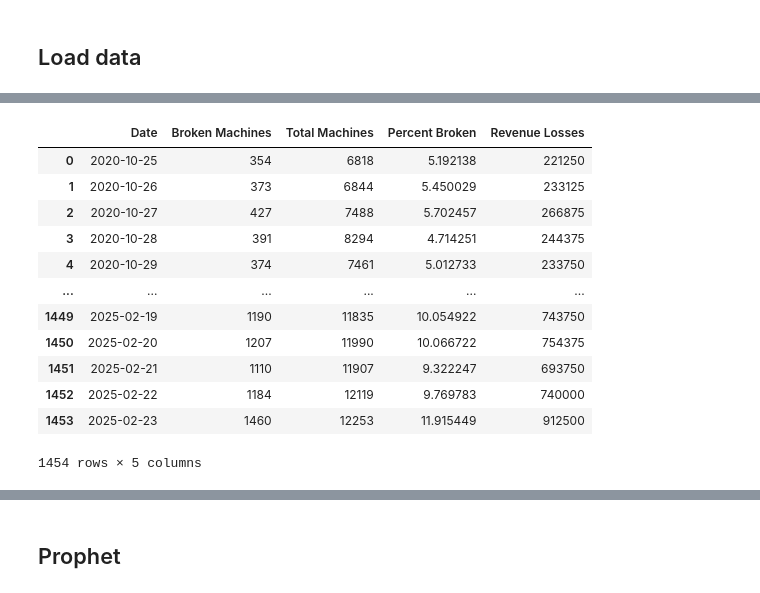
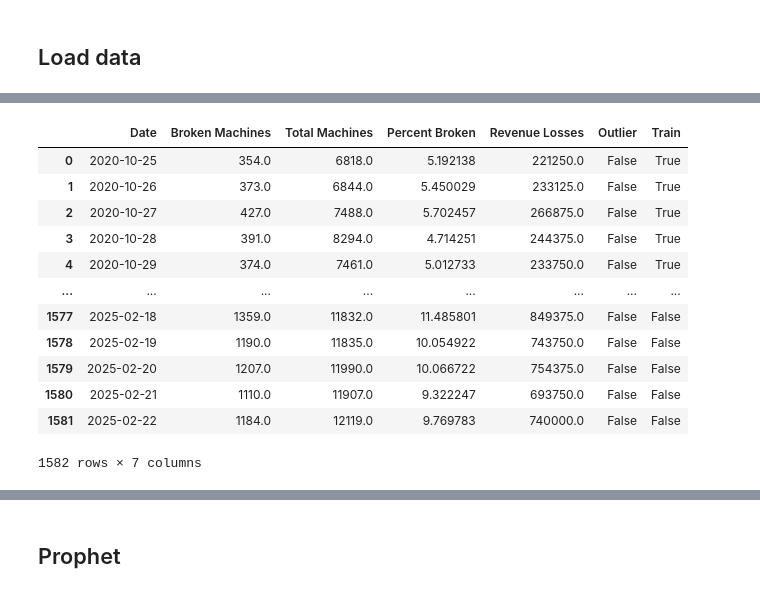
Before and after one commit to ijyliu/mcbroken-forecasting, a Jupyter notebook: Experimental Notebooks/Graphics/Sample Final Plotly Graphics.ipynb, the cells around one changed output, grey strips where cells are left out. Saved outputs shown, nothing was run; the diff lists cells and outputs as text; code cells hidden in the pictures.

```diff
--- a/Experimental Notebooks/Graphics/Sample Final Plotly Graphics.ipynb
+++ b/Experimental Notebooks/Graphics/Sample Final Plotly Graphics.ipynb
@@ -46,31 +18,21 @@ recent_data
-# %%
-lim_hist = historical_data[['date', 'broken_machines', 'total_machines']]
-lim_recent = recent_data[['date', 'broken_machines', 'total_machines']]
-df = pd.concat([lim_hist, lim_recent], axis=0).sort_values('date').reset_index(drop=True)
-# Rename broken_machines to "Broken Machines" and total_machines to "Total Machines", and date to "Date"
-df = df.rename(columns={'broken_machines': 'Broken Machines', 'total_machines': 'Total Machines', 'date': 'Date'})
-# Convert Date to datetime
-df['Date'] = pd.to_datetime(df['Date'])
-# Add percent broken
-df['Percent Broken'] = df['Broken Machines'] / df['Total Machines'] * 100
-# Daily revenue losses at $625 per machine per day
-# https://www.dailymail.co.uk/sciencetech/article-14019935/McDonalds-fans-rejoice-company-wins-legal-battle-fix-one-lifes-greatest-nuisances.html
-df['Revenue Losses'] = df['Broken Machines'] * 625
-df
-# %% [output]
-|  | Date | Broken Machines | Total Machines | Percent Broken | Revenue Losses |
-| 0 | 2020-10-25 | 354 | 6818 | 5.192138 | 221250 |
-| 1 | 2020-10-26 | 373 | 6844 | 5.450029 | 233125 |
-| 2 | 2020-10-27 | 427 | 7488 | 5.702457 | 266875 |
-| 3 | 2020-10-28 | 391 | 8294 | 4.714251 | 244375 |
-| 4 | 2020-10-29 | 374 | 7461 | 5.012733 | 233750 |
-| ... | ... | ... | ... | ... | ... |
-| 1449 | 2025-02-19 | 1190 | 11835 | 10.054922 | 743750 |
-| 1450 | 2025-02-20 | 1207 | 11990 | 10.066722 | 754375 |
-| 1451 | 2025-02-21 | 1110 | 11907 | 9.322247 | 693750 |
-| 1452 | 2025-02-22 | 1184 | 12119 | 9.769783 | 740000 |
-| 1453 | 2025-02-23 | 1460 | 12253 | 11.915449 | 912500 |
-1454 rows × 5 columns
+# %%
+# Read excel in ../Data/Clean_McBroken_Daily.xlsx
+df = pd.read_excel('../Data/Clean_McBroken_Daily.xlsx')
+df
+# %% [output]
+|  | Date | Broken Machines | Total Machines | Percent Broken | Revenue Losses | Outlier | Train |
+| 0 | 2020-10-25 | 354.0 | 6818.0 | 5.192138 | 221250.0 | False | True |
+| 1 | 2020-10-26 | 373.0 | 6844.0 | 5.450029 | 233125.0 | False | True |
+| 2 | 2020-10-27 | 427.0 | 7488.0 | 5.702457 | 266875.0 | False | True |
+| 3 | 2020-10-28 | 391.0 | 8294.0 | 4.714251 | 244375.0 | False | True |
+| 4 | 2020-10-29 | 374.0 | 7461.0 | 5.012733 | 233750.0 | False | True |
+| ... | ... | ... | ... | ... | ... | ... | ... |
+| 1577 | 2025-02-18 | 1359.0 | 11832.0 | 11.485801 | 849375.0 | False | False |
+| 1578 | 2025-02-19 | 1190.0 | 11835.0 | 10.054922 | 743750.0 | False | False |
+| 1579 | 2025-02-20 | 1207.0 | 11990.0 | 10.066722 | 754375.0 | False | False |
+| 1580 | 2025-02-21 | 1110.0 | 11907.0 | 9.322247 | 693750.0 | False | False |
+| 1581 | 2025-02-22 | 1184.0 | 12119.0 | 9.769783 | 740000.0 | False | False |
+1582 rows × 7 columns
 # %%
 # Limit to most recent 30 days for display
 df = df.sort_values('Date', ascending=True).tail(30).reset_index(drop=True)
```
Also changed, not shown: parts of 5 cells of this notebook.
